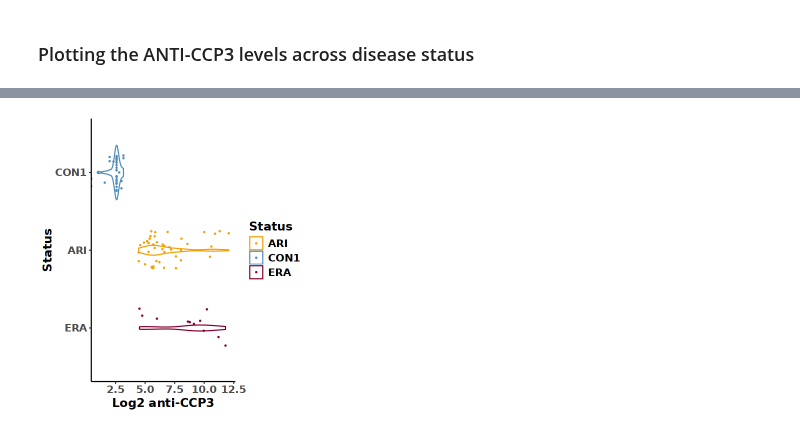
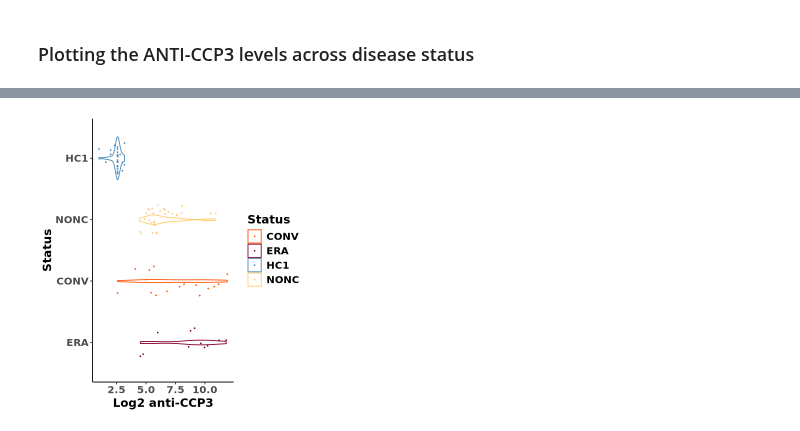
Before and after one commit to aifimmunology/ALTRA-manuscript, a Jupyter notebook: Figures/Figure 1/Figure_1B.ipynb, the cells around one changed output, grey strips where cells are left out. Cells and saved outputs as stored; diff of their text form; code cells hidden in the pictures.

Commit message:
Updated: converters and non-converters

```diff
--- a/Figures/Figure 1/Figure_1B.ipynb
+++ b/Figures/Figure 1/Figure_1B.ipynb
@@ -115,0 +26,7 @@ A data.frame: 3 × 19
+# %%
+meta_file <- cacheFiles(list(meta_uuid))
+
+meta <- read.csv(meta_file,
+                 header = T, stringsAsFactors = F)
+
+nrow(meta)
@@ -115,0 +36,16 @@ A data.frame: 3 × 19
+# %%
+conv <- c('CU1003', 'CU1007', 'CU1009', 'CU1010', 'CU1015', 'CU1021', 'CU1029',
+          'CU1033', 'CU1037', 'CU1039', 'CU1044', 'CU1050', 'CU1052', 'CU1053',
+          'SD1003', 'SD1007')
+
+outCols <- c('Status_Long')
+# %%
+meta2 <- meta %>%
+    select(-any_of(outCols)) %>%
+    mutate(Status = ifelse(Status_Xsec == 'early_RA' & subject.subjectGuid %in% conv,
+                           'converter',
+                           ifelse(Status_Xsec == 'at_risk' & !subject.subjectGuid %in% conv,
+                                  'non_converter',
+                                  Status_Xsec))) %>%
+    filter(Status %in% c('ALTRA_healthy', 'non_converter', 'converter', 'early_RA'), # remove original at_risk distinction
+           sample.sampleKitGuid != 'KT04113') # remove duplicate CU1009 (post-conversion) entry to match other analyses
@@ -116,8 +60,9 @@ A data.frame: 3 × 19
 # %%
-altra_Xsec_v2 <- altra_Xsec_v2 %>%
+meta2 <- meta2 %>%
   mutate(Substatus_MS = case_when(
-    subStatus == "ALTRA_healthy" ~ "CON1",
-    subStatus %in% c("at_risk", "Converter") ~ "ARI",
-    subStatus == "early_RA" ~ "ERA",
+    Status == "ALTRA_healthy" ~ "HC1",
+    Status == 'non_converter' ~ 'NONC',
+    Status == 'converter' ~ 'CONV',
+    Status == "early_RA" ~ "ERA",
     TRUE ~ NA_character_ # This ensures that if none of the conditions match, NA is returned
   ))
@@ -138,30 +69,30 @@ A data.frame: 3 × 20
 # %%
 options(repr.plot.width = 4.5, repr.plot.height = 5)
 
-pal3 = c("#F59F00","#4C8CBD","#840032")
+pal3 = c("#FF540A","#840032","#4C8CBD","#FFCD70")
 
 # Use position_jitterdodge with a set jitter width and dodge width
-pl_vl_rc <- ggplot(altra_Xsec_v3, aes(x = log2_anti_ccp3_finalCombined, y = factor(Substatus_MS, levels = c("ERA", "ARI", "CON1")), color = Substatus_MS)) +
+pl_vl_rc <- ggplot(meta2, aes(x = log2(anti_ccp3_finalCombined), y = factor(Substatus_MS, levels = c("ERA", "CONV", "NONC", "HC1")), color = Substatus_MS)) +
   geom_violin(width = 0.7) +  # Adjust the width of the violins
   geom_point(position = position_jitterdodge(jitter.width = 0.5, dodge.width =0.9), size = 0.3) +  # Apply controlled jitter
   theme_classic() +
   labs(x = "Log2 anti-CCP3", y = "Status", color = "Status") +
   theme(
     axis.text = element_text(size = 12, face = 'bold'),  # Adjust x and y axis text properties
     axis.title = element_text(size = 14, face = 'bold'),  # Adjust axis title properties
     legend.text = element_text(size = 12, face = 'bold'),  # Adjust legend text properties
     legend.title = element_text(size = 14, face = 'bold'),  # Adjust legend title properties
     panel.grid.minor = element_blank()  # Remove minor grid lines
   ) +
   scale_color_manual(values = pal3)
 
 # Display the plot
 pl_vl_rc
 
 # Save the plot
-ggsave("/home/jupyter/ALTRA_ANALYSIS/Deep_clean/Figure_files/Certpro_figures/Plots_for_manuscript/Fig_1B_Xsec_ViolinPlot_UPDATED.pdf", plot = pl_vl_rc, width = 4, height = 4, units = "in")
+ggsave("/home/workspace/private/RA_Analysis/Figures/Fig_1B_Xsec_ViolinPlot_UPDATED.pdf", plot = pl_vl_rc, width = 4, height = 4, units = "in")
 # %% [output]
-[figure, old version]
+[figure, new version]
 # %%
 sessionInfo()
 # %% [output]
```
Also changed, not shown: parts of 15 cells of this notebook.
